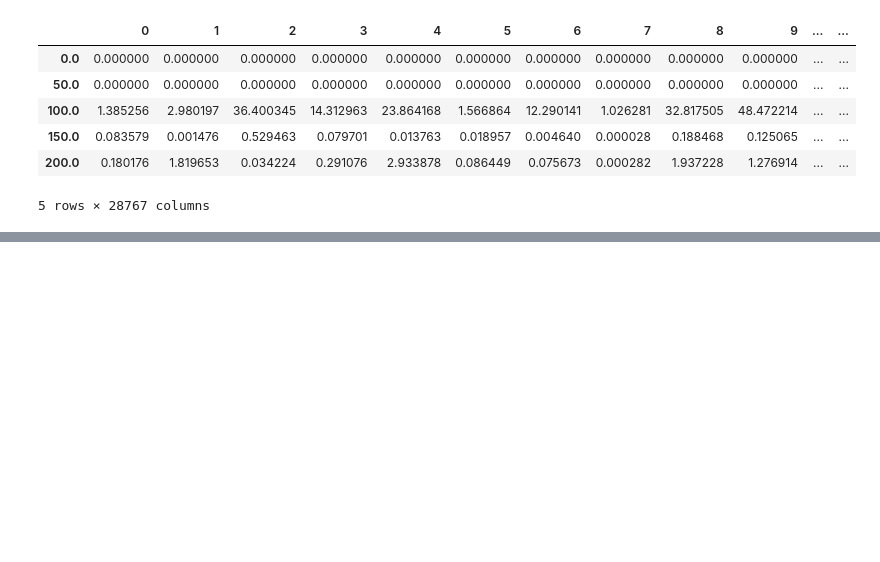
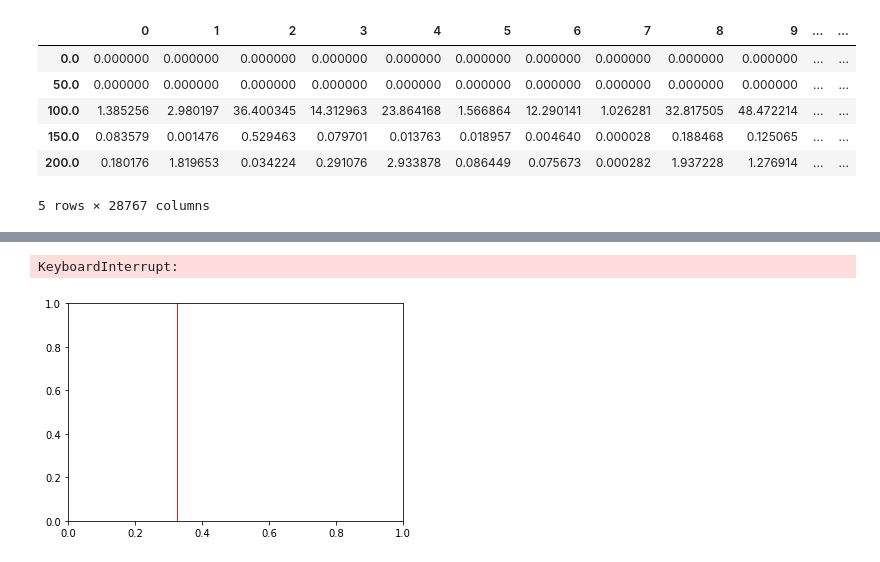
Before and after one commit to grace3999/USV_Python, a Jupyter notebook: Notebooks/Spectrogram.ipynb, the cells around one changed output, grey strips where cells are left out. Cells and saved outputs as stored; diff of their text form; code cells hidden in the pictures; blank space fills up the shorter version.

```diff
--- a/Notebooks/Spectrogram.ipynb
+++ b/Notebooks/Spectrogram.ipynb
@@ -44,5 +59,5 @@ def create_slice_from_wav(file_path, slice_len, step_size):
 # %%
-samp_freq, sig_data, slices, steps = create_slice_from_wav(file_path, 25000, 0.5)
+samp_freq, sig_data, slices, steps = create_slice_from_wav(file_path, 12500, 0.5)
 # %% [output]
 Sampling frequency: 250000
 Number of samples: 180748288
@@ -131,0 +145,8 @@ power_sum_df_thresh.head()
+# %%
+spec_flat_df = pd.DataFrame(index = spec_slices_df.index, columns = ['time_stamp', 'spec_flat'])
+for time_stamp in spec_slices_df.index:
+    x = spec_slices_df.loc[time_stamp]
+    spec_flat_df.loc[time_stamp]['spec_flat'] = (stats.gmean(x)) / (x.mean())
+    spec_flat_df.loc[time_stamp]['time_stamp'] = time_stamp
+print(spec_flat_df.shape)
+spec_flat_df.tail()
@@ -131,0 +161,6 @@ power_sum_df_thresh.head()
+# %%
+plt.hist(spec_flat_df['spec_flat'].values, bins = 10)
+plt.show()
+# %% [output]
+KeyboardInterrupt:
+[figure, added]
```
Also changed, not shown: parts of 30 cells of this notebook.
